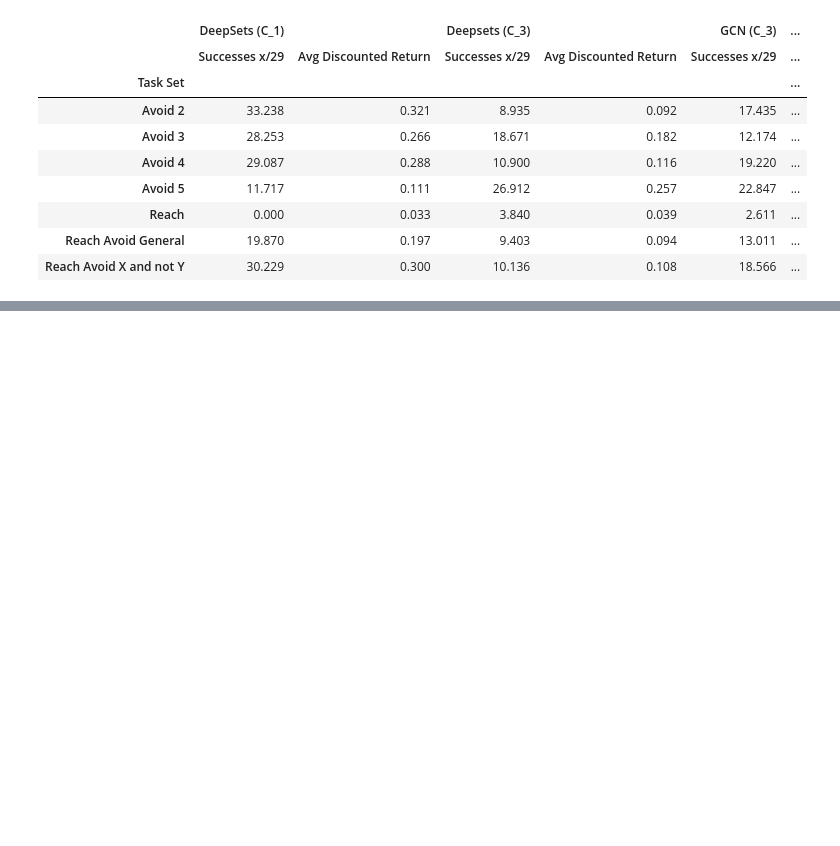
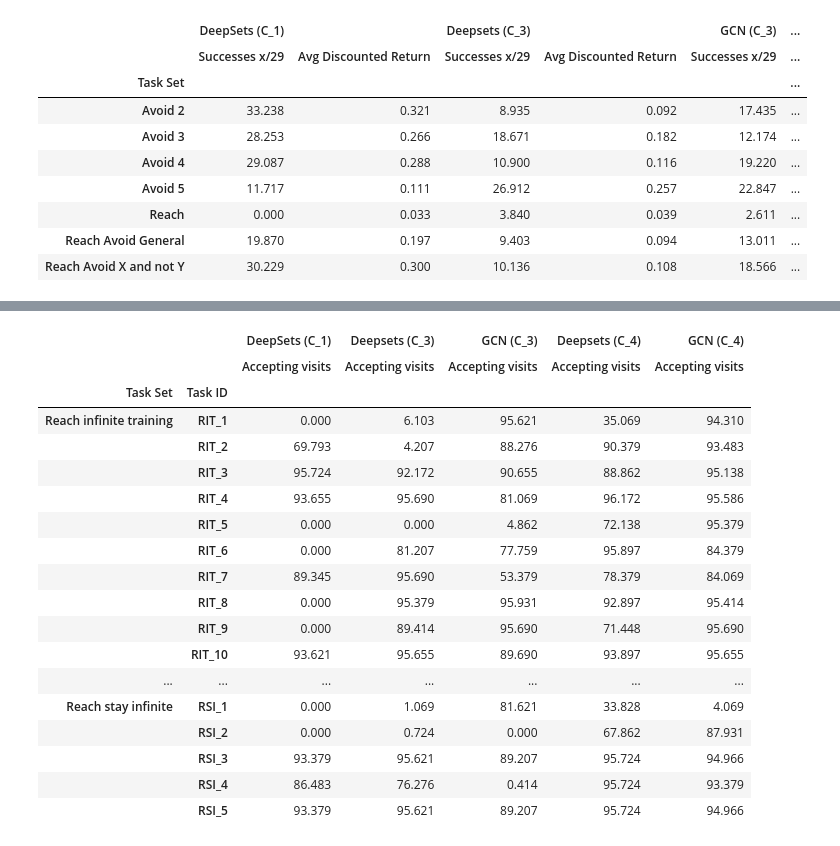
Before and after one commit to mattiagiuri/ltl_gnn, a Jupyter notebook: visualize_neo_results_chessworld.ipynb, the cells around one changed output, grey strips where cells are left out. Saved outputs shown, nothing was run; the diff lists cells and outputs as text; code cells hidden in the pictures; blank space fills up the shorter version.

```diff
--- a/visualize_neo_results_chessworld.ipynb
+++ b/visualize_neo_results_chessworld.ipynb
@@ -226,4 +235,24 @@ df_rs_m1.groupby("Task Set").mean()
 # %%
-# dfs_rs[2]
+dfs_rs[5]
+# %% [output]
+|  |  | DeepSets (C_1) | Deepsets (C_3) | GCN (C_3) | Deepsets (C_4) | GCN (C_4) |
+|  |  | Accepting visits | Accepting visits | Accepting visits | Accepting visits | Accepting visits |
+| Task Set | Task ID |  |  |  |  |  |
+| Reach infinite training | RIT_1 | 0.000 | 6.103 | 95.621 | 35.069 | 94.310 |
+|  | RIT_2 | 69.793 | 4.207 | 88.276 | 90.379 | 93.483 |
+|  | RIT_3 | 95.724 | 92.172 | 90.655 | 88.862 | 95.138 |
+|  | RIT_4 | 93.655 | 95.690 | 81.069 | 96.172 | 95.586 |
+|  | RIT_5 | 0.000 | 0.000 | 4.862 | 72.138 | 95.379 |
+|  | RIT_6 | 0.000 | 81.207 | 77.759 | 95.897 | 84.379 |
+|  | RIT_7 | 89.345 | 95.690 | 53.379 | 78.379 | 84.069 |
+|  | RIT_8 | 0.000 | 95.379 | 95.931 | 92.897 | 95.414 |
+|  | RIT_9 | 0.000 | 89.414 | 95.690 | 71.448 | 95.690 |
+|  | RIT_10 | 93.621 | 95.655 | 89.690 | 93.897 | 95.655 |
+| ... | ... | ... | ... | ... | ... | ... |
+| Reach stay infinite | RSI_1 | 0.000 | 1.069 | 81.621 | 33.828 | 4.069 |
+|  | RSI_2 | 0.000 | 0.724 | 0.000 | 67.862 | 87.931 |
+|  | RSI_3 | 93.379 | 95.621 | 89.207 | 95.724 | 94.966 |
+|  | RSI_4 | 86.483 | 76.276 | 0.414 | 95.724 | 93.379 |
+|  | RSI_5 | 93.379 | 95.621 | 89.207 | 95.724 | 94.966 |
 # %%
 actual_stds([cdf.iloc[:-1] for cdf in dfs_rs.values()], df_rs_m1)
```
Also changed, not shown: parts of 13 cells of this notebook, 9 other files.
